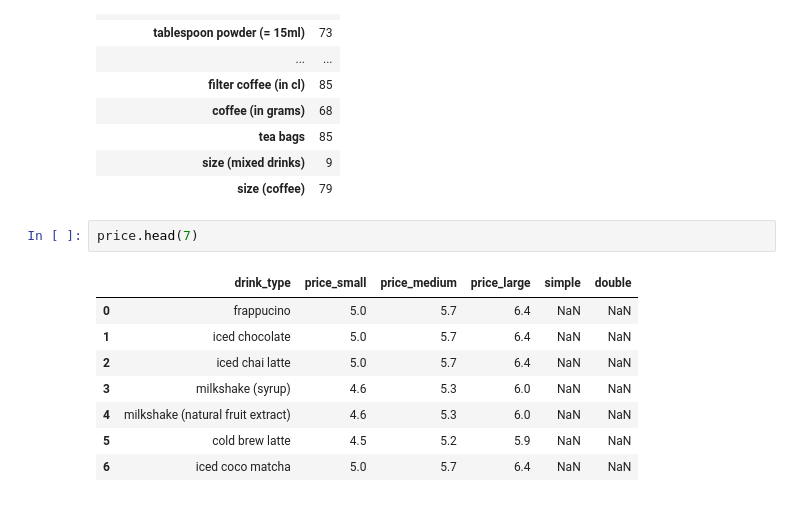
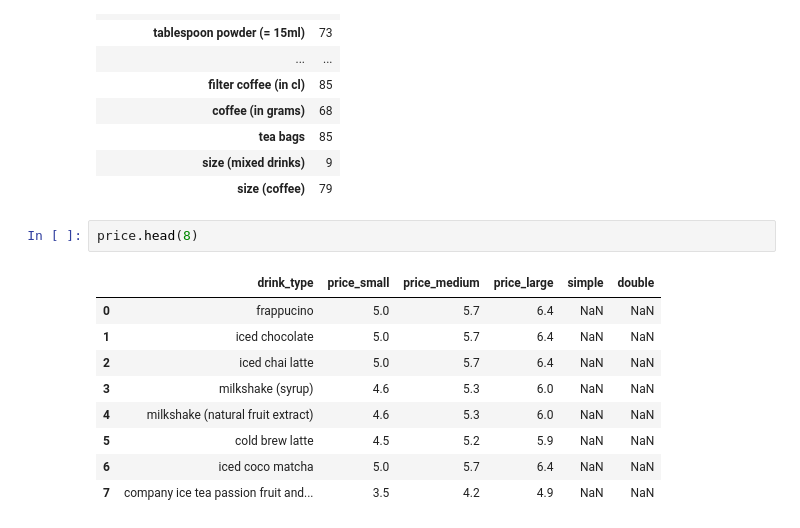
Before and after one commit to Luna-Agora/coffee, a Jupyter notebook: Notebooks/coffee notebook.ipynb, the cells around one changed output. Saved outputs shown, nothing was run; the diff lists cells and outputs as text.

```diff
--- a/Notebooks/coffee notebook.ipynb
+++ b/Notebooks/coffee notebook.ipynb
@@ -444,13 +444,14 @@ nulls
 | size (mixed drinks) | 9 |
 | size (coffee) | 79 |
 # %%
-price.head(7)
+price.head(8)
 # %% [output]
 |  | drink_type | price_small | price_medium | price_large | simple | double |
 | 0 | frappucino | 5.0 | 5.7 | 6.4 | NaN | NaN |
 | 1 | iced chocolate | 5.0 | 5.7 | 6.4 | NaN | NaN |
 | 2 | iced chai latte | 5.0 | 5.7 | 6.4 | NaN | NaN |
 | 3 | milkshake (syrup) | 4.6 | 5.3 | 6.0 | NaN | NaN |
 | 4 | milkshake (natural fruit extract) | 4.6 | 5.3 | 6.0 | NaN | NaN |
 | 5 | cold brew latte | 4.5 | 5.2 | 5.9 | NaN | NaN |
 | 6 | iced coco matcha | 5.0 | 5.7 | 6.4 | NaN | NaN |
+| 7 | company ice tea passion fruit and... | 3.5 | 4.2 | 4.9 | NaN | NaN |
```
